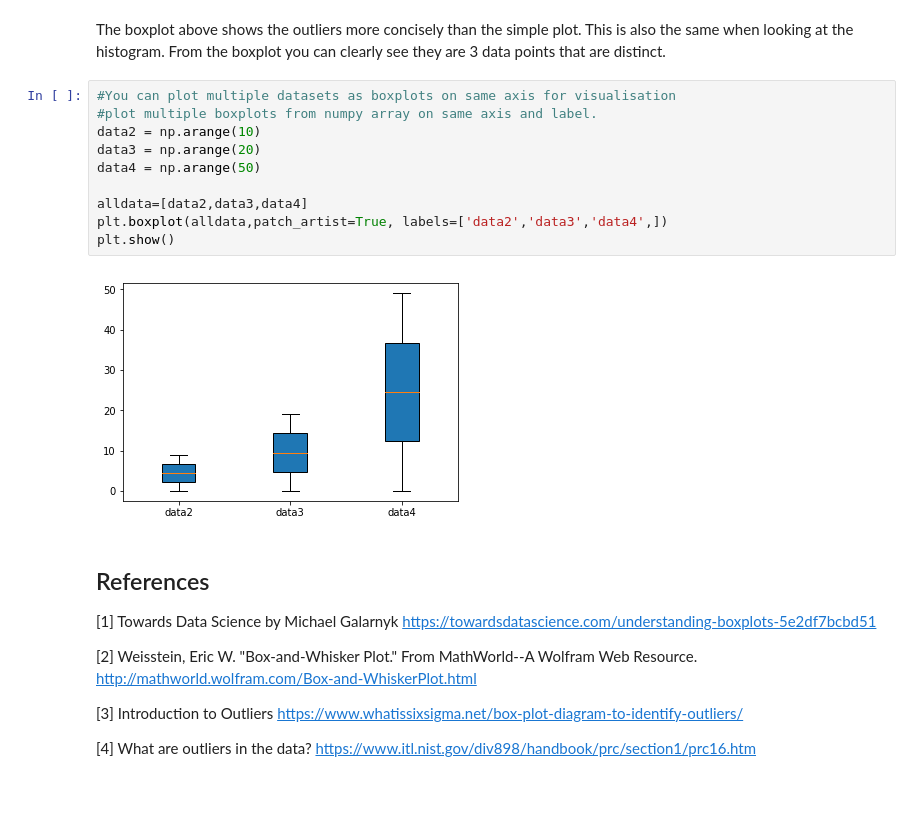
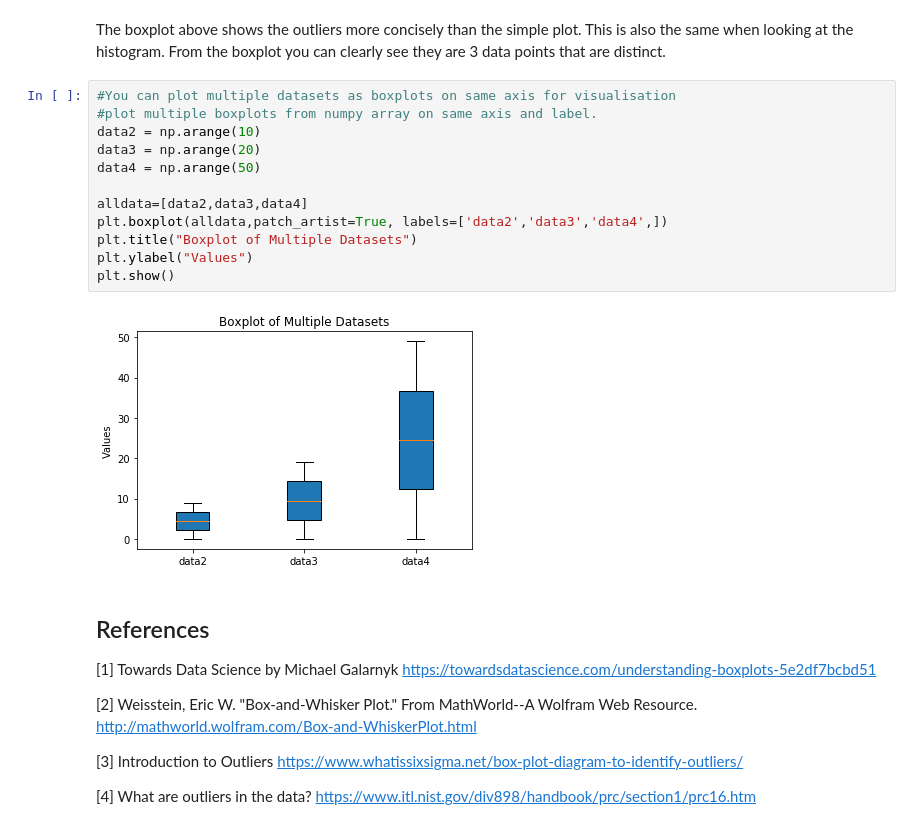
Before and after one commit to GregFee/boxplots, a Jupyter notebook: boxplots.ipynb, the cells around one changed output. Saved outputs shown, nothing was run; the diff lists cells and outputs as text; blank space fills up the shorter version.

```diff
--- a/boxplots.ipynb
+++ b/boxplots.ipynb
@@ -114,15 +114,17 @@ The boxplot above shows the outliers more concisely than the simple plot. This i
 # %%
 #You can plot multiple datasets as boxplots on same axis for visualisation
 #plot multiple boxplots from numpy array on same axis and label.
 data2 = np.arange(10)
 data3 = np.arange(20)
 data4 = np.arange(50)
 
 alldata=[data2,data3,data4]
 plt.boxplot(alldata,patch_artist=True, labels=['data2','data3','data4',])
+plt.title("Boxplot of Multiple Datasets")
+plt.ylabel("Values")
 plt.show()
 # %% [output]
-[figure, old version]
+[figure, new version]
 # %% [markdown]
 ## References
 
```
Also changed, not shown: parts of 6 cells of this notebook.
